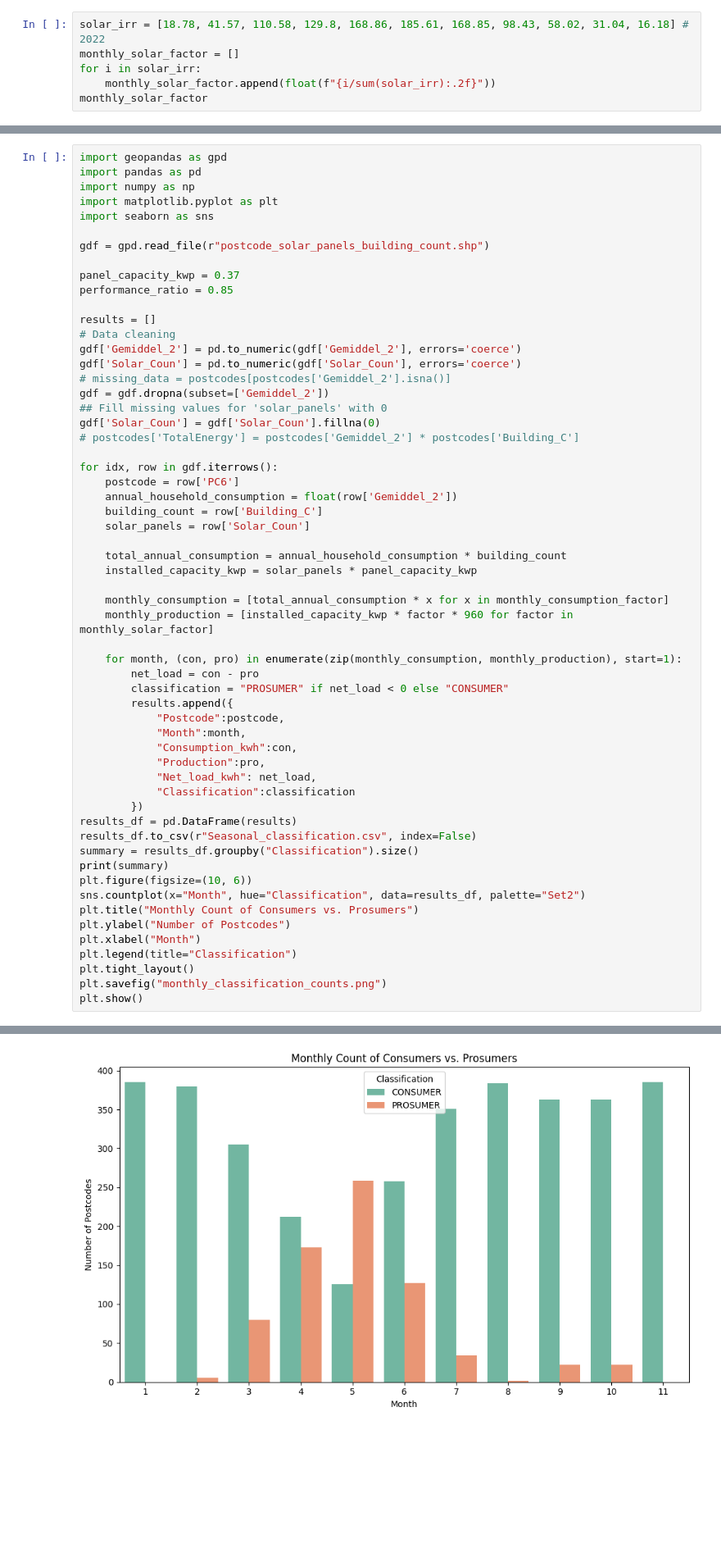
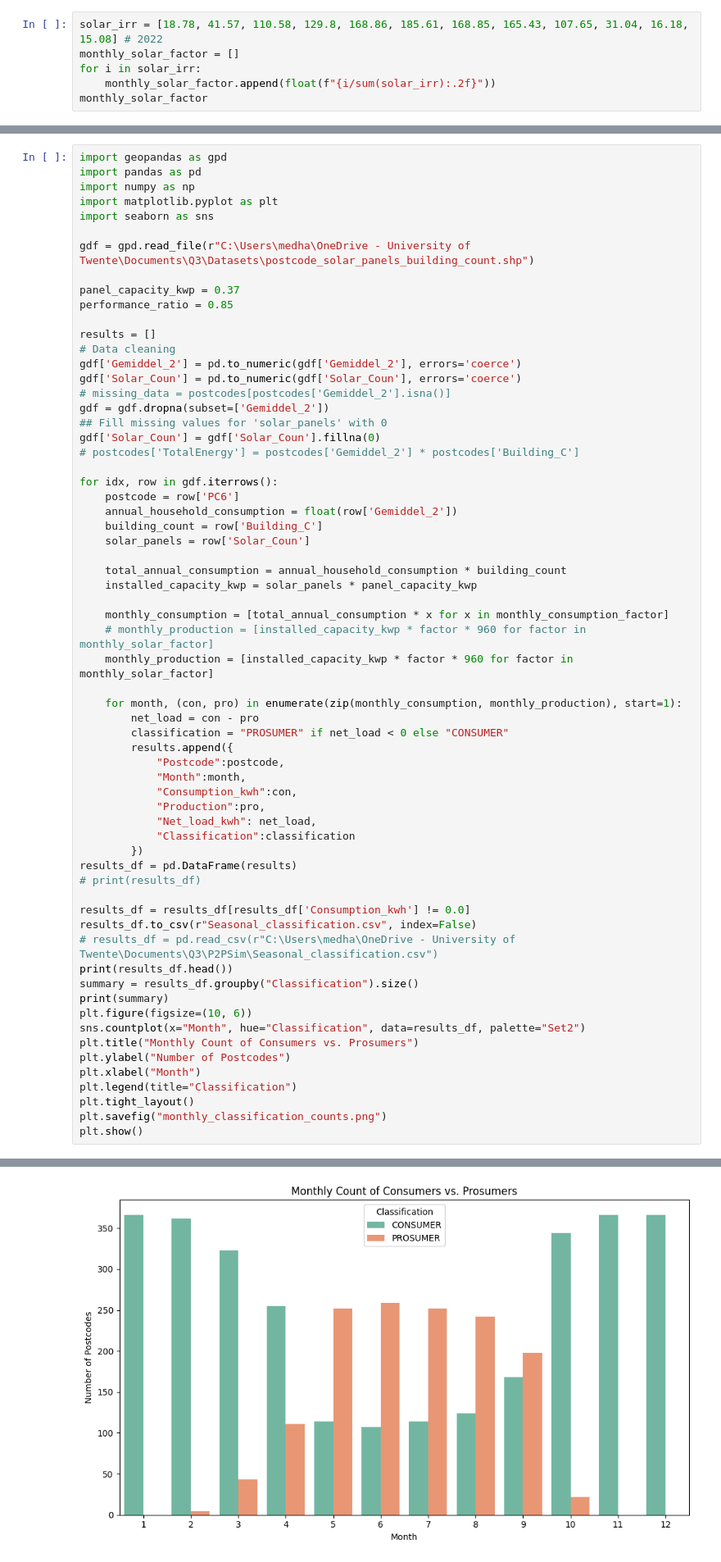
Before and after one commit to medh642/P2P-Trading, a Jupyter notebook: P2PSim/P2PmonthlyAnalysis.ipynb, the cells around one changed output, grey strips where cells are left out. Shown: that part at 82% size. Cells and saved outputs as stored; diff of their text form; blank space fills up the shorter version.

```diff
--- a/P2PSim/P2PmonthlyAnalysis.ipynb
+++ b/P2PSim/P2PmonthlyAnalysis.ipynb
@@ -6,7 +6,7 @@ As there is no monthly change datasets, we make some assumptions in this code</b
 - Determining monthly consumption data was a bit of a challenge</br>Based on a paper by Harvey & Danny, 2020; we used CDD(cold degree days) and HDD(hot degree days) to determine the effects on electricity load by month</br>
 - We also assume that the solar panels </br></br>*Harvey, L. D. Danny. “Using Modified Multiple Heating-Degree-Day (HDD) and Cooling-Degree-Day (CDD) Indices to Estimate Building Heating and Cooling Loads.” Energy and Buildings 229 (December 15, 2020): 110475. https://doi.org/10.1016/j.enbuild.2020.110475.*
 # %%
-solar_irr = [18.78, 41.57, 110.58, 129.8, 168.86, 185.61, 168.85, 98.43, 58.02, 31.04, 16.18] # 2022
+solar_irr = [18.78, 41.57, 110.58, 129.8, 168.86, 185.61, 168.85, 165.43, 107.65, 31.04, 16.18, 15.08] # 2022
 monthly_solar_factor = []
 for i in solar_irr:
     monthly_solar_factor.append(float(f"{i/sum(solar_irr):.2f}"))
@@ -68,7 +146,7 @@ import numpy as np
 import matplotlib.pyplot as plt
 import seaborn as sns
 
-gdf = gpd.read_file(r"postcode_solar_panels_building_count.shp")
+gdf = gpd.read_file(r"C:\Users\medha\OneDrive - University of Twente\Documents\Q3\Datasets\postcode_solar_panels_building_count.shp")
 
 panel_capacity_kwp = 0.37
 performance_ratio = 0.85
@@ -93,6 +171,7 @@ for idx, row in gdf.iterrows():
     installed_capacity_kwp = solar_panels * panel_capacity_kwp
 
     monthly_consumption = [total_annual_consumption * x for x in monthly_consumption_factor]
+    # monthly_production = [installed_capacity_kwp * factor * 960 for factor in monthly_solar_factor]
     monthly_production = [installed_capacity_kwp * factor * 960 for factor in monthly_solar_factor]
 
     for month, (con, pro) in enumerate(zip(monthly_consumption, monthly_production), start=1):
@@ -107,7 +186,12 @@ for idx, row in gdf.iterrows():
             "Classification":classification
         })
 results_df = pd.DataFrame(results)
+# print(results_df)
+
+results_df = results_df[results_df['Consumption_kwh'] != 0.0]
 results_df.to_csv(r"Seasonal_classification.csv", index=False)
+# results_df = pd.read_csv(r"C:\Users\medha\OneDrive - University of Twente\Documents\Q3\P2PSim\Seasonal_classification.csv")
+print(results_df.head())
 summary = results_df.groupby("Classification").size()
 print(summary)
 plt.figure(figsize=(10, 6))
@@ -126,2 +216,2 @@ PROSUMER     723
 dtype: int64
-[figure, old version]
+[figure, new version]
```
Also changed, not shown: parts of 7 cells of this notebook.
